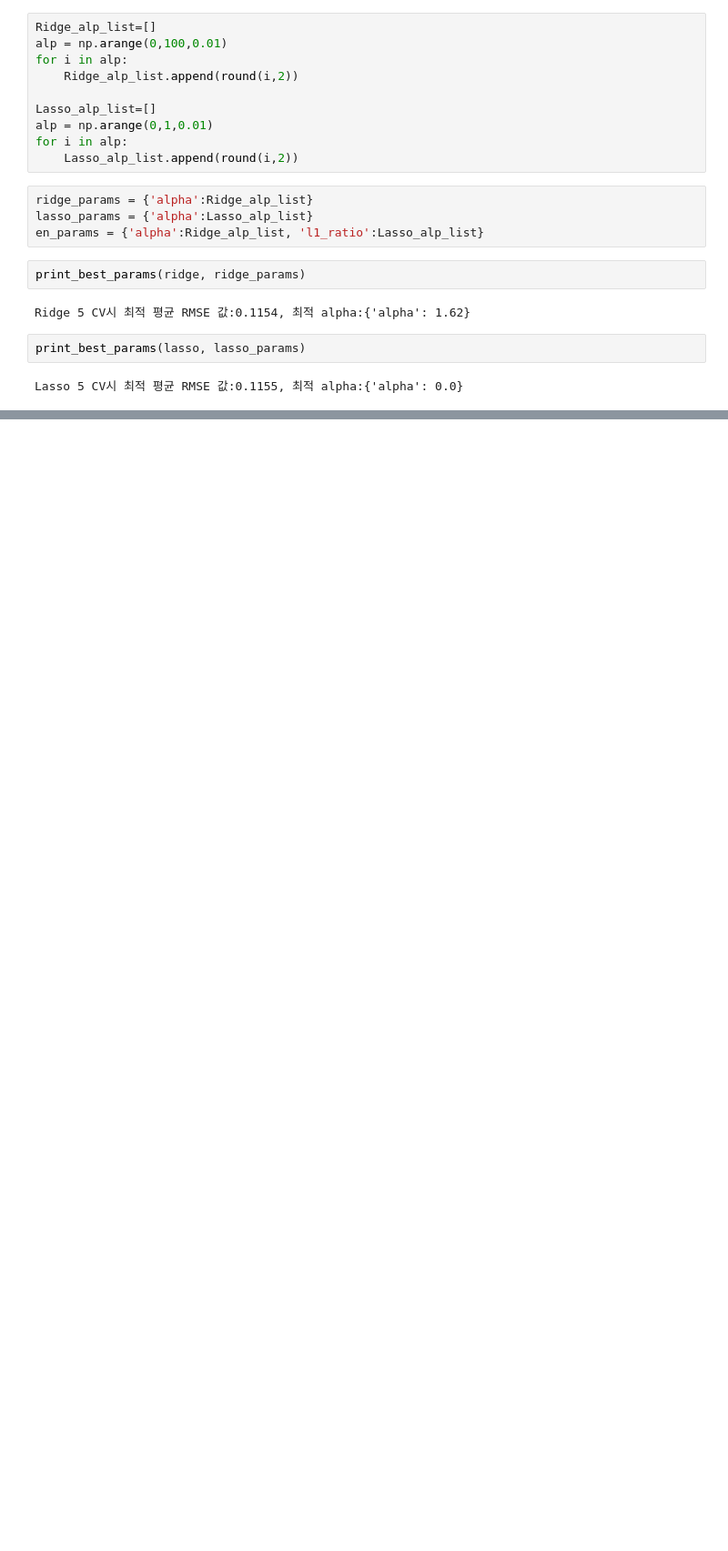
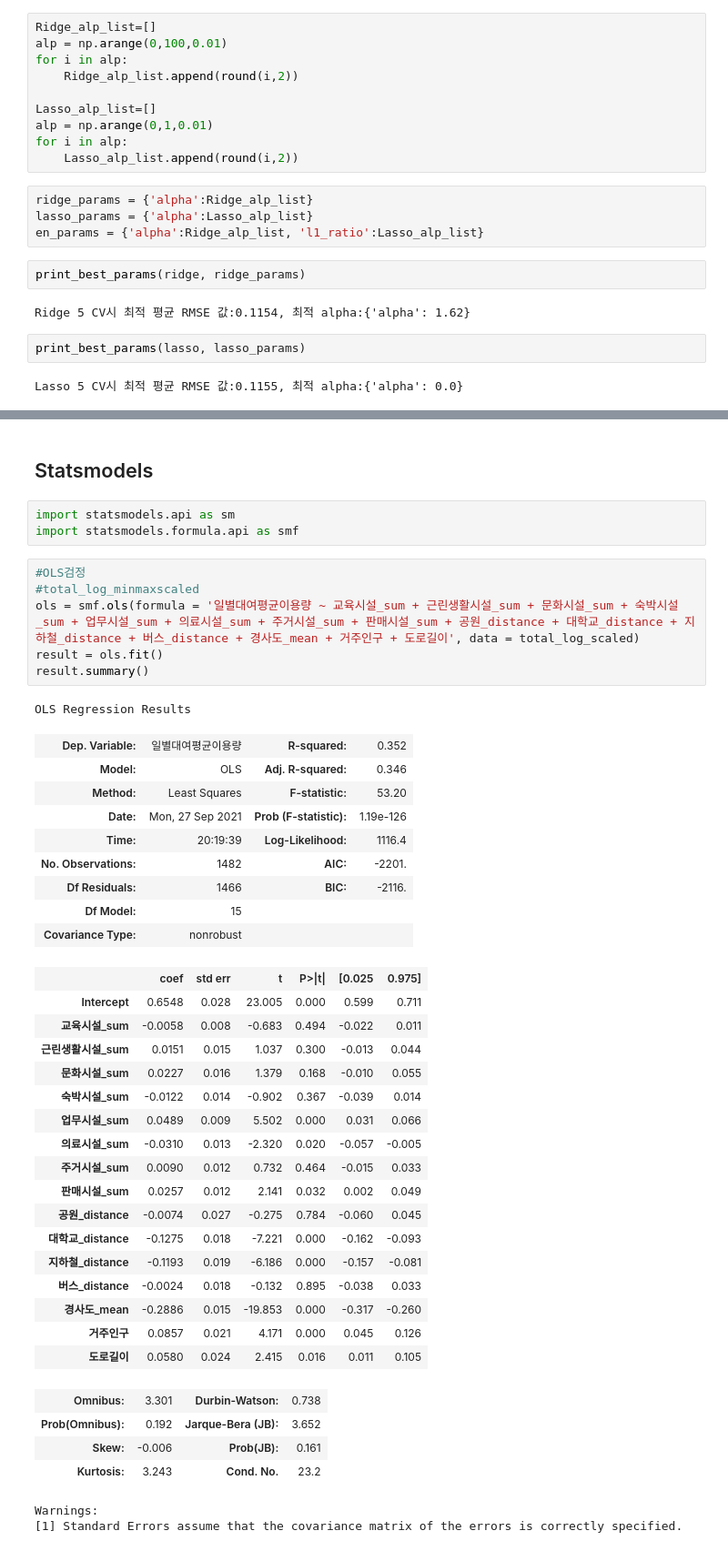
Before and after one commit to daehyun0411/IGPS, a Jupyter notebook: Modeling/LinearRegression.ipynb, the cells around one changed output, grey strips where cells are left out. Shown at 91% size. Saved outputs shown, nothing was run; the diff lists cells and outputs as text; blank space fills up the shorter version.

```diff
--- a/Modeling/LinearRegression.ipynb
+++ b/Modeling/LinearRegression.ipynb
@@ -364,0 +392,45 @@ Lasso 5 CV시 최적 평균 RMSE 값:0.1155, 최적 alpha:{'alpha': 0.0}
+# %% [markdown]
+## Statsmodels
+# %%
+import statsmodels.api as sm
+import statsmodels.formula.api as smf
+# %%
+#OLS검정
+#total_log_minmaxscaled
+ols = smf.ols(formula = '일별대여평균이용량 ~ 교육시설_sum + 근린생활시설_sum + 문화시설_sum + 숙박시설_sum + 업무시설_sum + 의료시설_sum + 주거시설_sum + 판매시설_sum + 공원_distance + 대학교_distance + 지하철_distance + 버스_distance + 경사도_mean + 거주인구 + 도로길이', data = total_log_scaled)
+result = ols.fit()
+result.summary()
+# %% [output]
+OLS Regression Results
+| Dep. Variable: | 일별대여평균이용량 | R-squared: | 0.352 |
+| Model: | OLS | Adj. R-squared: | 0.346 |
+| Method: | Least Squares | F-statistic: | 53.20 |
+| Date: | Mon, 27 Sep 2021 | Prob (F-statistic): | 1.19e-126 |
+| Time: | 20:19:39 | Log-Likelihood: | 1116.4 |
+| No. Observations: | 1482 | AIC: | -2201. |
+| Df Residuals: | 1466 | BIC: | -2116. |
+| Df Model: | 15 |  |  |
+| Covariance Type: | nonrobust |  |  |
+|  | coef | std err | t | P>|t| | [0.025 | 0.975] |
+| Intercept | 0.6548 | 0.028 | 23.005 | 0.000 | 0.599 | 0.711 |
+| 교육시설_sum | -0.0058 | 0.008 | -0.683 | 0.494 | -0.022 | 0.011 |
+| 근린생활시설_sum | 0.0151 | 0.015 | 1.037 | 0.300 | -0.013 | 0.044 |
+| 문화시설_sum | 0.0227 | 0.016 | 1.379 | 0.168 | -0.010 | 0.055 |
+| 숙박시설_sum | -0.0122 | 0.014 | -0.902 | 0.367 | -0.039 | 0.014 |
+| 업무시설_sum | 0.0489 | 0.009 | 5.502 | 0.000 | 0.031 | 0.066 |
+| 의료시설_sum | -0.0310 | 0.013 | -2.320 | 0.020 | -0.057 | -0.005 |
+| 주거시설_sum | 0.0090 | 0.012 | 0.732 | 0.464 | -0.015 | 0.033 |
+| 판매시설_sum | 0.0257 | 0.012 | 2.141 | 0.032 | 0.002 | 0.049 |
+| 공원_distance | -0.0074 | 0.027 | -0.275 | 0.784 | -0.060 | 0.045 |
+| 대학교_distance | -0.1275 | 0.018 | -7.221 | 0.000 | -0.162 | -0.093 |
+| 지하철_distance | -0.1193 | 0.019 | -6.186 | 0.000 | -0.157 | -0.081 |
+| 버스_distance | -0.0024 | 0.018 | -0.132 | 0.895 | -0.038 | 0.033 |
+| 경사도_mean | -0.2886 | 0.015 | -19.853 | 0.000 | -0.317 | -0.260 |
+| 거주인구 | 0.0857 | 0.021 | 4.171 | 0.000 | 0.045 | 0.126 |
+| 도로길이 | 0.0580 | 0.024 | 2.415 | 0.016 | 0.011 | 0.105 |
+| Omnibus: | 3.301 | Durbin-Watson: | 0.738 |
+| Prob(Omnibus): | 0.192 | Jarque-Bera (JB): | 3.652 |
+| Skew: | -0.006 | Prob(JB): | 0.161 |
+| Kurtosis: | 3.243 | Cond. No. | 23.2 |
+Warnings:
+[1] Standard Errors assume that the covariance matrix of the errors is correctly specified.
```
Also changed, not shown: parts of 10 cells of this notebook.
